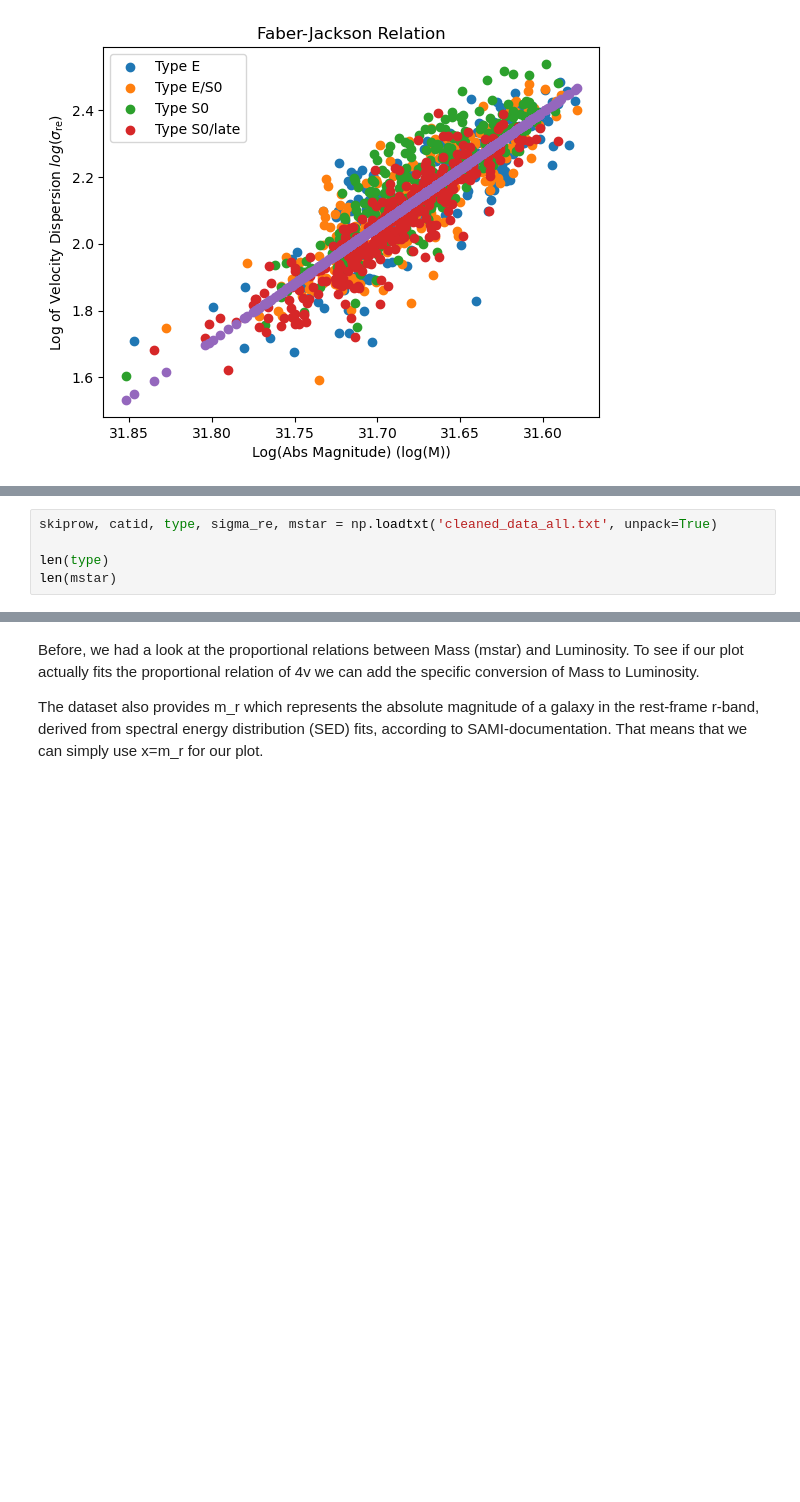
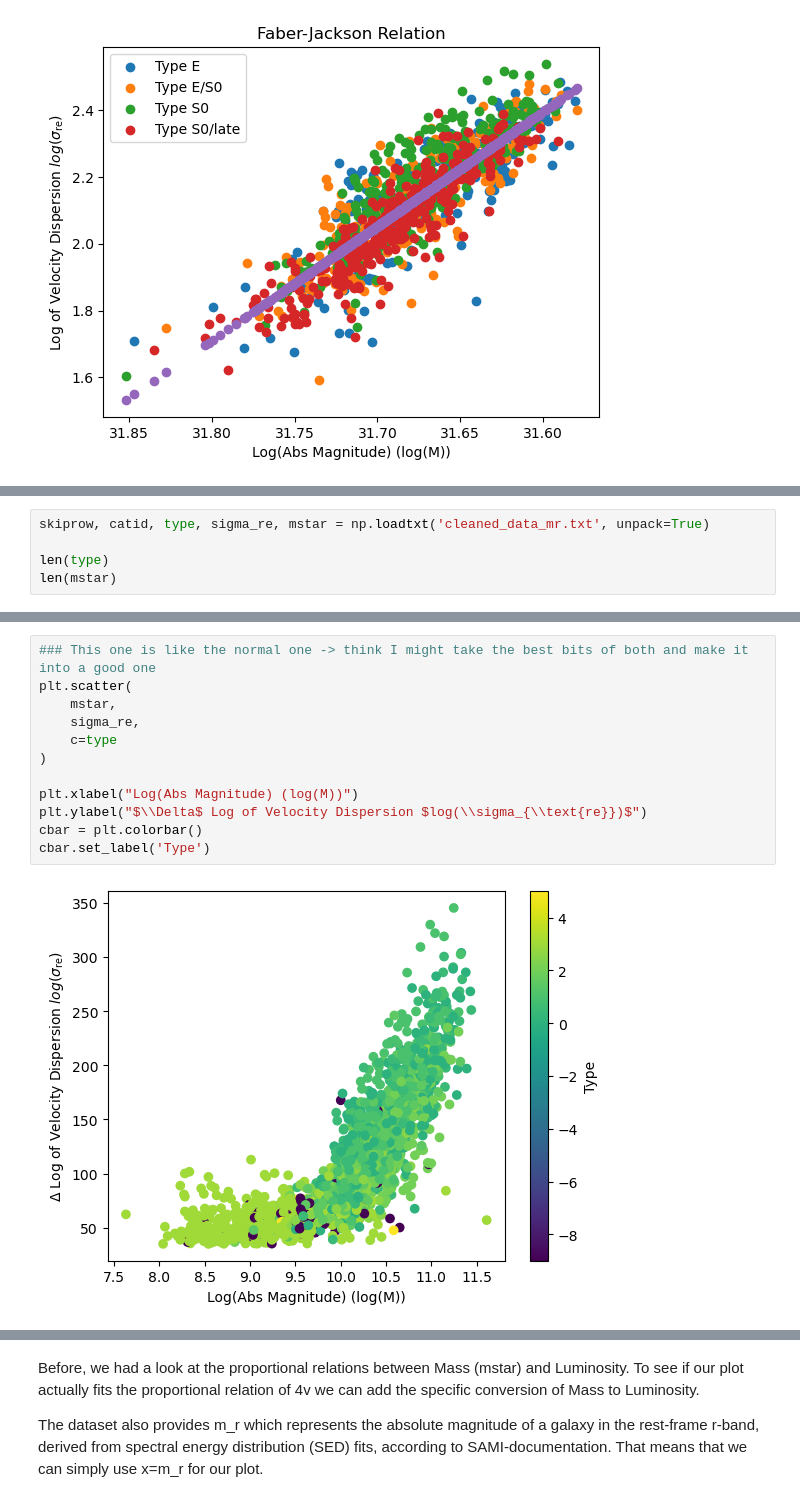
Before and after one commit to lina-pp/PHYS3116_Group3, a Jupyter notebook: Faber-Jackson.ipynb, the cells around one changed output, grey strips where cells are left out. Cells and saved outputs as stored; diff of their text form; blank space fills up the shorter version.

```diff
--- a/Faber-Jackson.ipynb
+++ b/Faber-Jackson.ipynb
@@ -113,7 +113,7 @@ plt.ylabel("$\Delta$ Log of Velocity Dispersion $log(\\sigma_{\\text{re}})$")
 Text(0, 0.5, '$\\Delta$ Log of Velocity Dispersion $log(\\sigma_{\\text{re}})$')
 [figure]
 # %%
-skiprow, catid, type, sigma_re, mstar = np.loadtxt('cleaned_data_all.txt', unpack=True)
+skiprow, catid, type, sigma_re, mstar = np.loadtxt('cleaned_data_mr.txt', unpack=True)
 
 len(type)
 len(mstar)
@@ -125,0 +144,14 @@ print(np.unique(type))
+# %%
+### This one is like the normal one -> think I might take the best bits of both and make it into a good one
+plt.scatter(
+    mstar,
+    sigma_re,
+    c=type
+)
+
+plt.xlabel("Log(Abs Magnitude) (log(M))")
+plt.ylabel("$\\Delta$ Log of Velocity Dispersion $log(\\sigma_{\\text{re}})$")
+cbar = plt.colorbar()
+cbar.set_label('Type')
+# %% [output]
+[figure, added]
```
Also changed, not shown: parts of 10 cells of this notebook.
